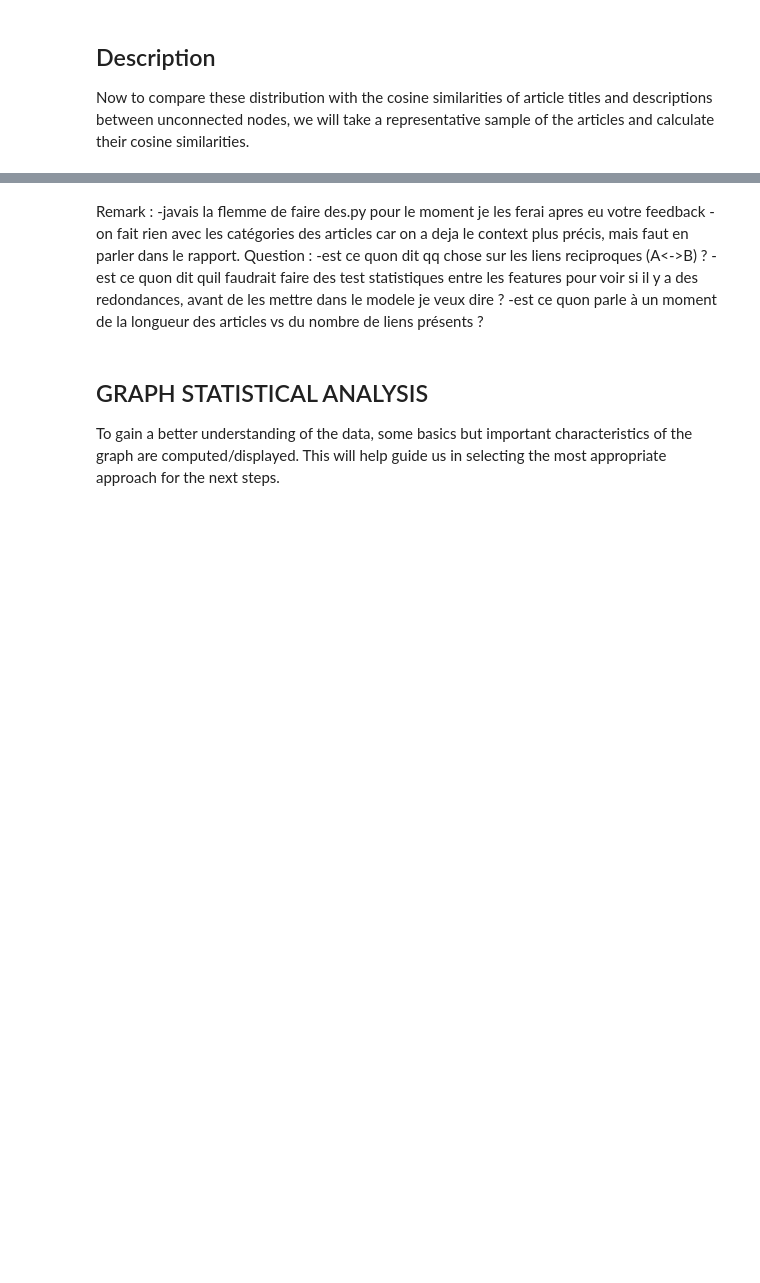
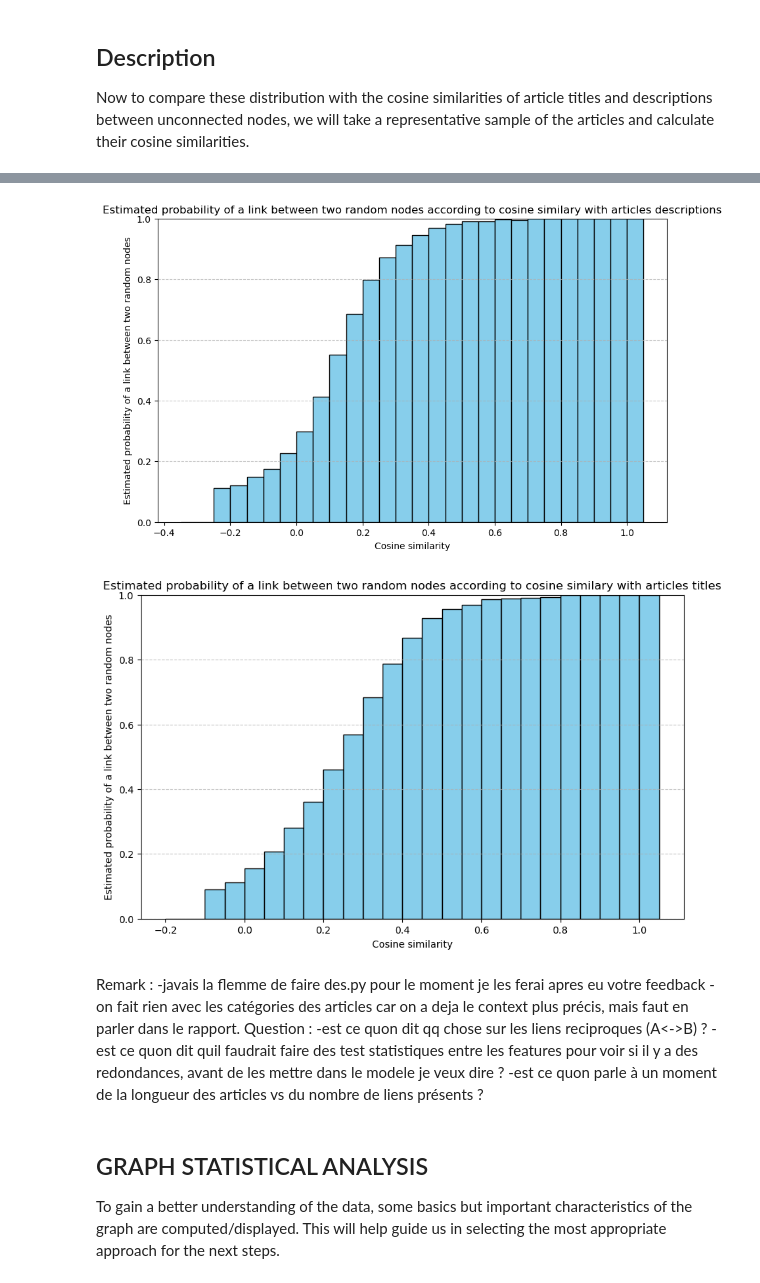
Before and after one commit to angelpras/epfl_ADA_project, a Jupyter notebook: results.ipynb, the cells around one changed output, grey strips where cells are left out. Saved outputs shown, nothing was run; the diff lists cells and outputs as text; code cells hidden in the pictures; blank space fills up the shorter version.

```diff
--- a/results.ipynb
+++ b/results.ipynb
@@ -141,3 +147,8 @@ Tropical_Storm_Ana_(2003) Tropical_Storm_Bonnie_(2004)
+# %%
+calculate_links_conditional_proba(G)
+# %% [output]
+[figure, added]
+[figure, added]
 # %% [markdown]
 Remark :
 -javais la flemme de faire des.py pour le moment je les ferai apres eu votre feedback
```
Also changed, not shown: parts of 9 cells of this notebook.
